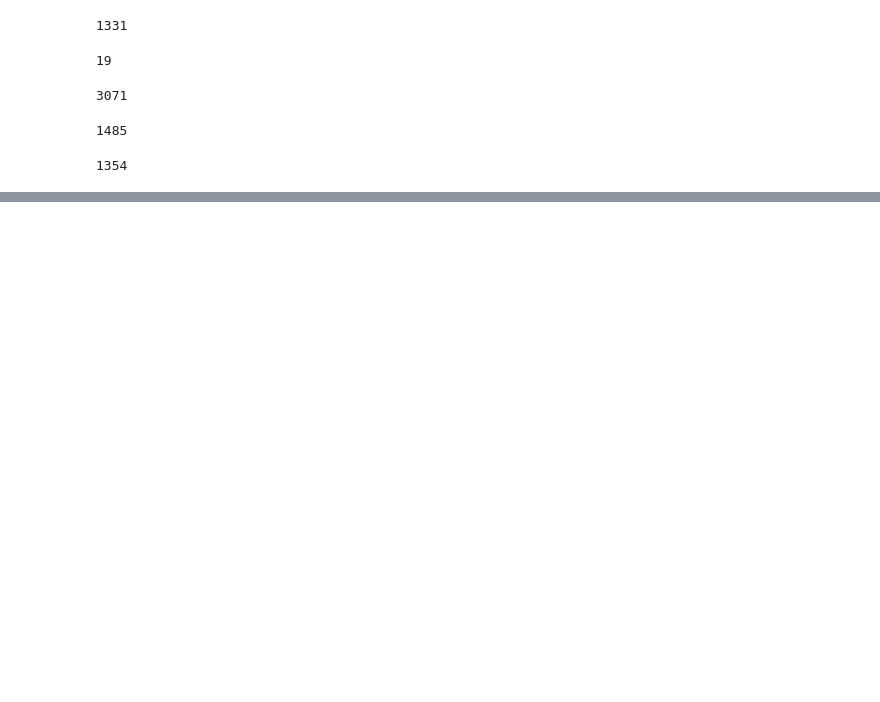
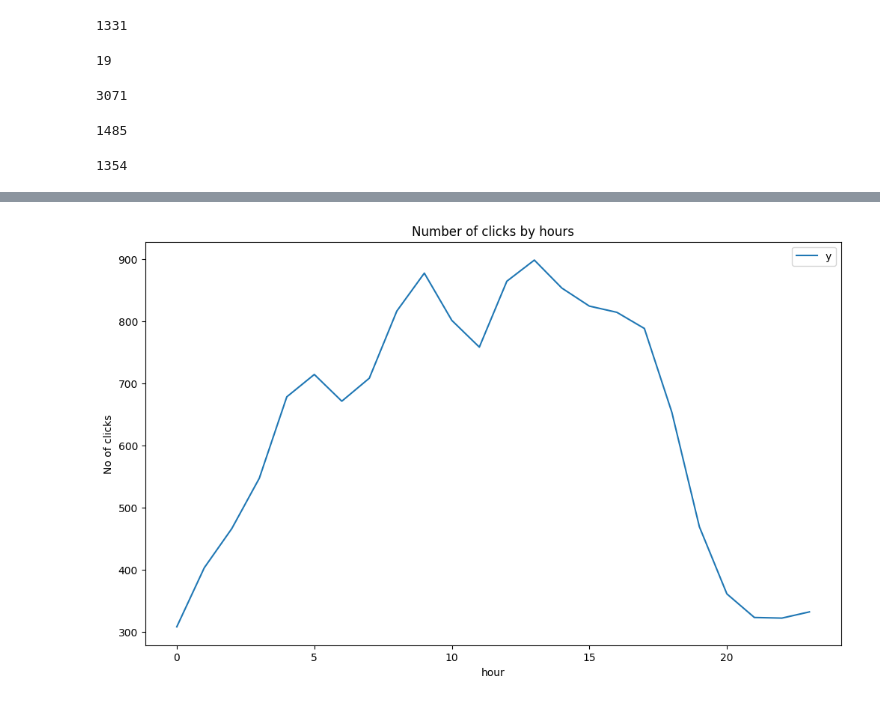
Before and after one commit to ussahil/CapstonePojectCTR, a Jupyter notebook: capstone.ipynb, the cells around one changed output, grey strips where cells are left out. Cells and saved outputs as stored; diff of their text form; code cells hidden in the pictures; blank space fills up the shorter version.

```diff
--- a/capstone.ipynb
+++ b/capstone.ipynb
@@ -555,0 +643,8 @@ df['app_id'].value_counts().count() #use binary encoding
+# %%
+df_cleaned.groupby('hour').agg({'y':'sum'}).plot(figsize=(12,7))
+plt.ylabel('No of clicks')
+plt.title('Number of clicks by hours')
+plt.show()
+# We can see some peaks but the highest clicks occur btw 9 am and 3pm after that clicks start to drop
+# %% [output]
+[figure, added]
```
Also changed, not shown: parts of 77 cells of this notebook.
